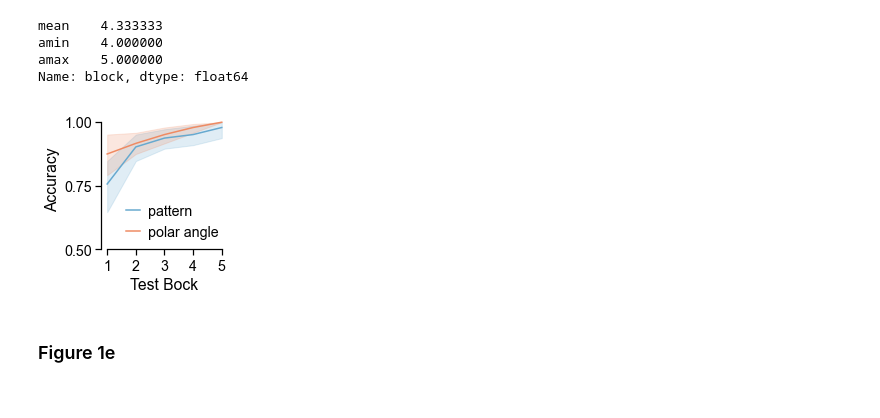
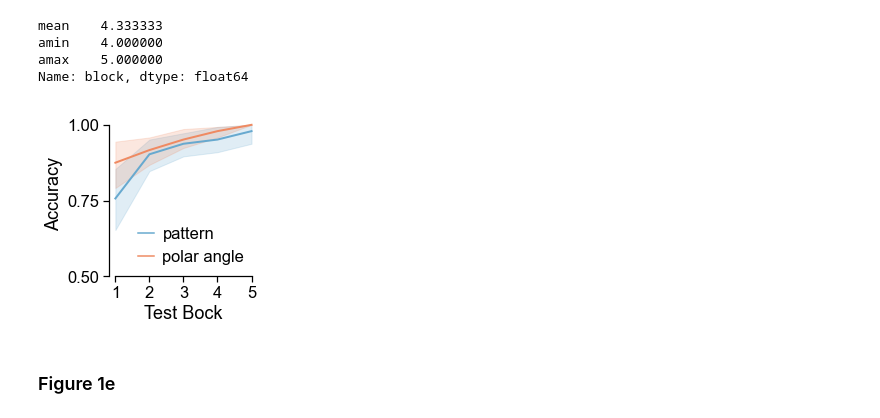
Before and after one commit to sfavila/Favila_NatComm_2022, a Jupyter notebook: figure_notebooks/fig1.ipynb, the cells around one changed output. Saved outputs shown, nothing was run; the diff lists cells and outputs as text; code cells hidden in the pictures.

```diff
--- a/figure_notebooks/fig1.ipynb
+++ b/figure_notebooks/fig1.ipynb
@@ -15,3 +11,0 @@ subjects = ['wlsubj004', 'wlsubj007', 'wlsubj023', 'wlsubj045', 'wlsubj061',
-# %%
-sns.set_context('notebook', font_scale=1.3)
-mpl.rcParams['font.sans-serif'] = ['Arial']
@@ -42,17 +40,19 @@ mean_test_behav['stim_dimension'] = mean_test_behav['stim_dimension'].map({'acc_
 # %%
 pal = ['#67a9cf', '#ef8a62']
 
-f, ax = plt.subplots(1, 1, figsize=(3,3), sharey=True, sharex=True)
+f, ax = plt.subplots(1, 1, figsize=(3.5,3.5), sharey=True, sharex=True)
 sns.lineplot(x='test_block', y='acc', hue='stim_dimension',
-             palette=pal, ci=95, data=mean_test_behav, ax=ax)
-ax.set(ylim=[.5, 1.05], xticks=np.arange(1, 6), ylabel='Accuracy', yticks=[.5, .75, 1], xlabel='Test Bock')
+             palette=pal, lw=2, ci=95, data=mean_test_behav, ax=ax)
+ax.set(ylim=[.5, 1.05], yticks=[.5, .75, 1], ylabel='Accuracy',
+       xticks=np.arange(1, 6), xlabel='Test Bock')
 handles, labels = ax.get_legend_handles_labels()
 
-ax.legend(handles, ['pattern', 'polar angle'], frameon=False, loc=[.15, .03], handlelength=1, handletextpad=.5)
+ax.legend(handles, ['pattern', 'polar angle'], frameon=False, loc=[.15, .03],
+          handlelength=1, handletextpad=.5)
 sns.despine(trim=True)
 f.tight_layout()
 # %% [output]
-[figure, old version]
+[figure, new version]
 # %% [markdown]
 ### Figure 1e
 # %%
```
Also changed, not shown: parts of 5 cells of this notebook, 10 other files.
